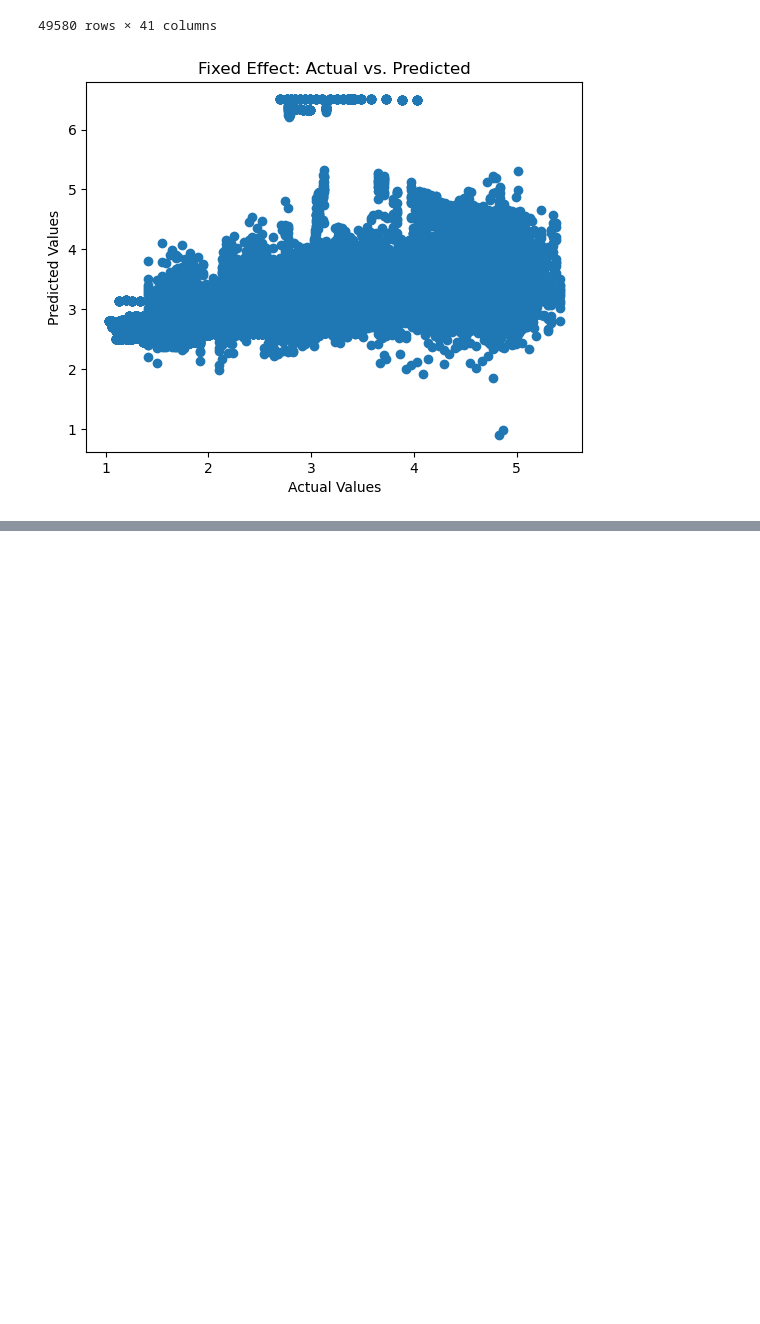
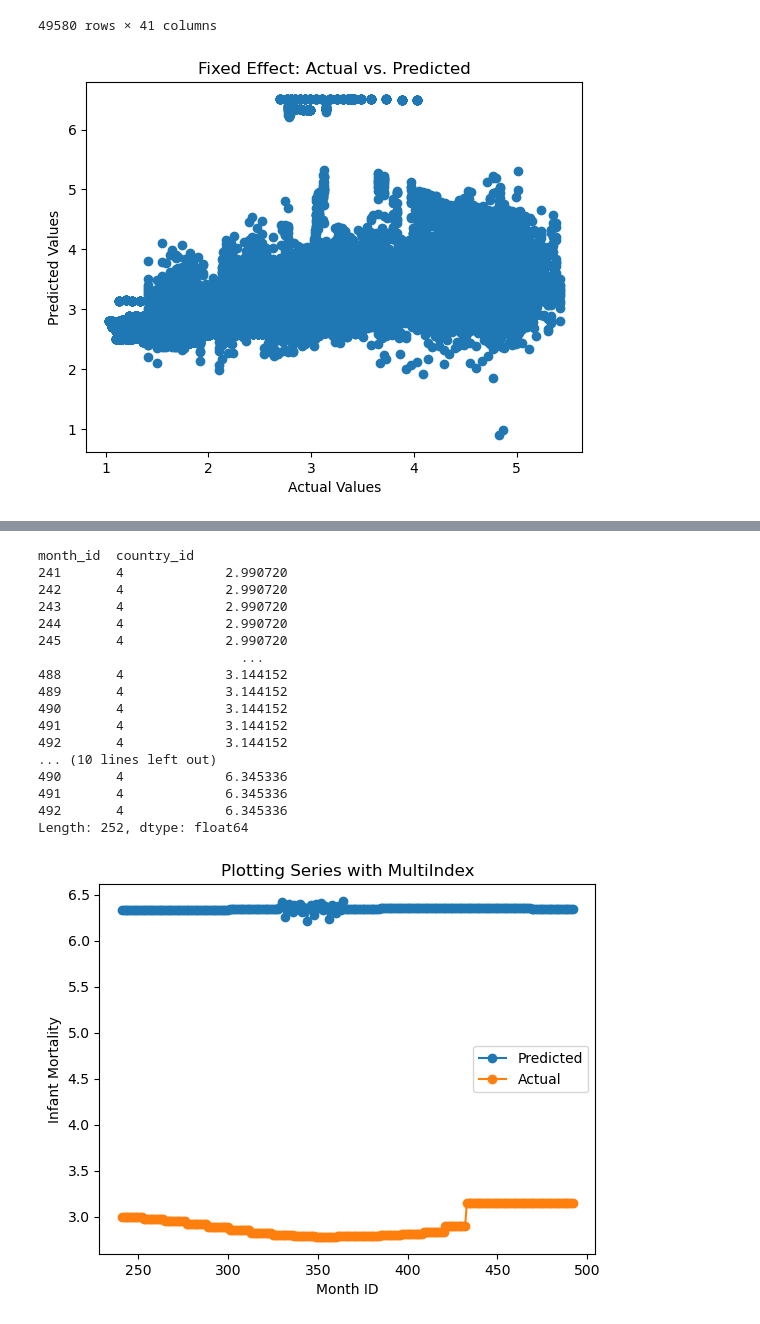
Before and after one commit to prio-data/Monthly-to-Annually-Link, a Jupyter notebook: test-class copy.ipynb, the cells around one changed output, grey strips where cells are left out. Cells and saved outputs as stored; diff of their text form; code cells hidden in the pictures; blank space fills up the shorter version.

```diff
--- a/test-class copy.ipynb
+++ b/test-class copy.ipynb
@@ -342,3 +267,9 @@ data1.predictions
            245           3.552769
            246           3.198333
  Length: 49580, dtype: float64}
+# %%
+df_train = df.query('month_id > 240 & month_id <=492')
+# %%
+data2 = MonthToAnnualRegression(df_train)
+# %%
+data2.models = data1.models
@@ -344,0 +352,21 @@ data1.predictions
+# %%
+data2.plot_time_series_regression(independent_variable, dependent_variable, 'Fixed Effect', 4)
+# %% [output]
+month_id  country_id
+241       4             2.990720
+242       4             2.990720
+243       4             2.990720
+244       4             2.990720
+245       4             2.990720
+                          ...
+488       4             3.144152
+489       4             3.144152
+490       4             3.144152
+491       4             3.144152
+492       4             3.144152
+... (10 lines left out)
+490       4             6.345336
+491       4             6.345336
+492       4             6.345336
+Length: 252, dtype: float64
+[figure, added]
```
Also changed, not shown: parts of 20 cells of this notebook, 1 other file.
